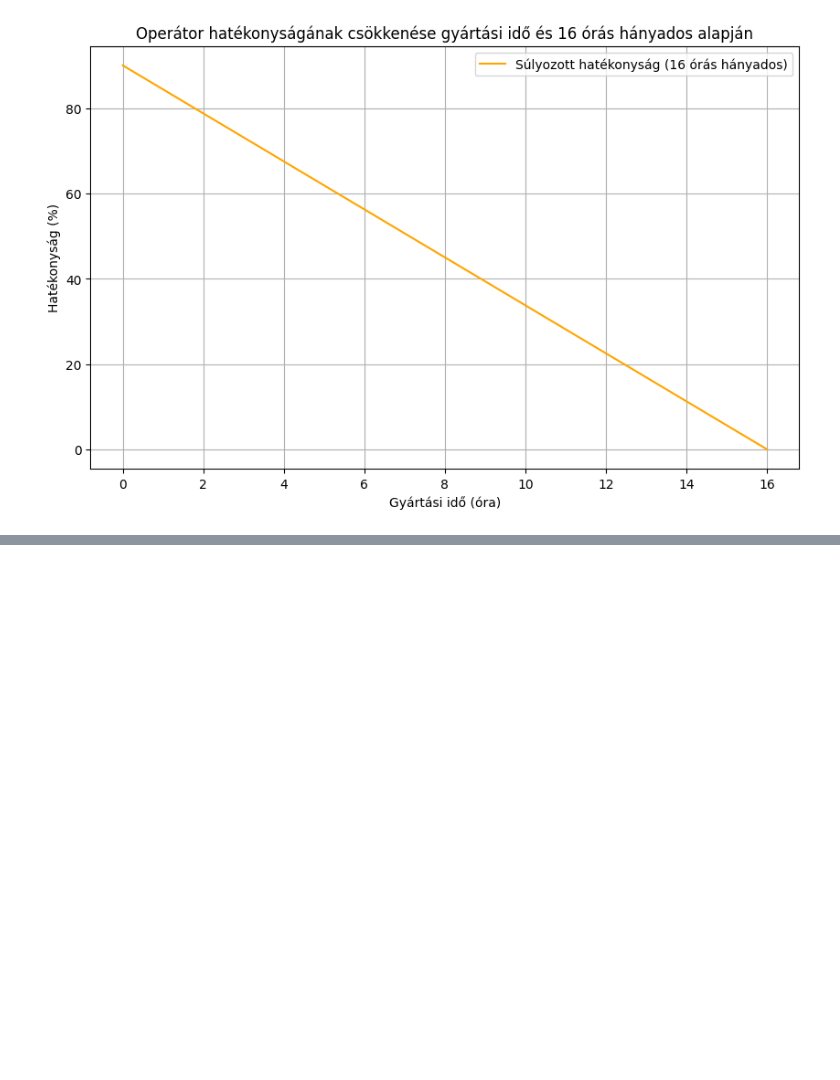
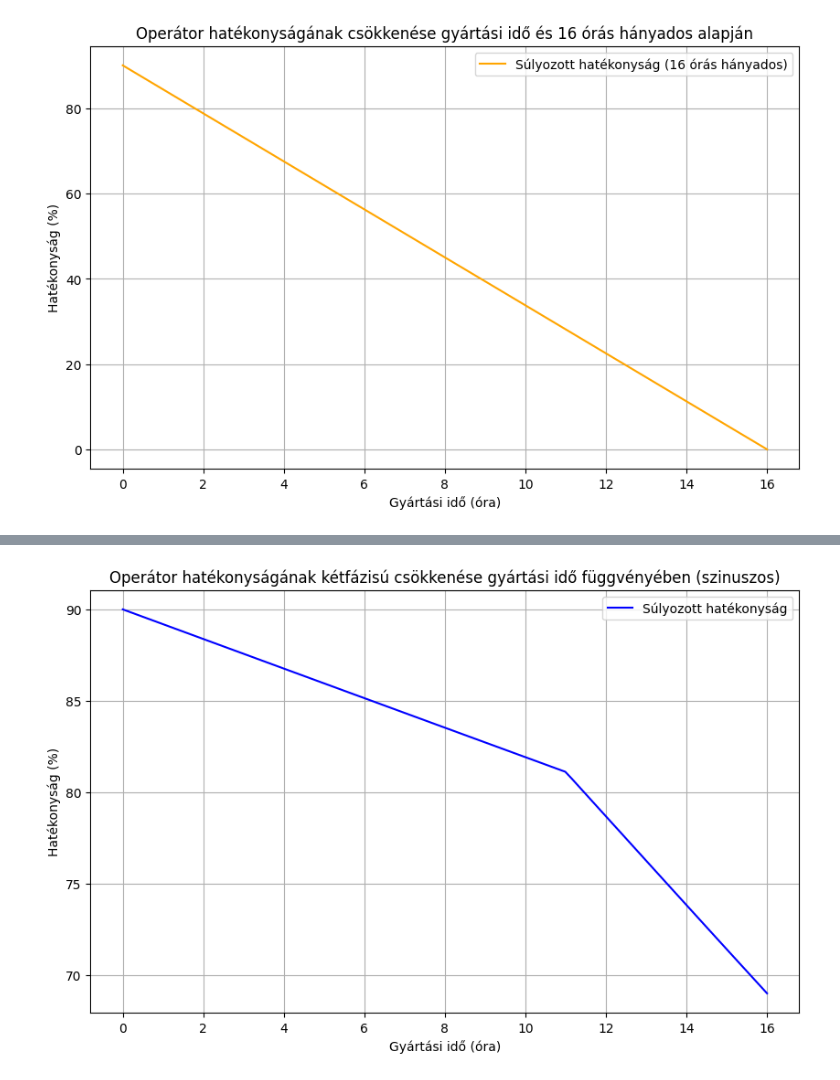
Before and after one commit to lakatosgabor/magyar_modszer, a Jupyter notebook: Magyar_módszer.ipynb, the cells around one changed output, grey strips where cells are left out. Drawn from its saved outputs; the diff is of its cells as text; code cells hidden in the pictures; blank space fills up the shorter version.

```diff
--- a/Magyar_módszer.ipynb
+++ b/Magyar_módszer.ipynb
@@ -236,0 +234,28 @@ plt.show()
+# %%
+import numpy as np
+import matplotlib.pyplot as plt
+
+def sulyozott_hatekonysag_ketfazisu(hatekonysag, t, lambd1=0.009, lambd2=0.03, threshold=11):
+    # Kisebb változás 0-8 óra között, erősebb változás 8 óra után
+    if t <= threshold:
+        return hatekonysag * (1 - np.sin(lambd1 * t))
+    else:
+        return hatekonysag * (1 - np.sin(lambd1 * threshold)) * (1 - np.sin(lambd2 * (t - threshold)))
+
+kezdeti_hatekonysag = 90
+gyartasi_ido = np.linspace(0, 16, 100)
+
+# Súlyozott hatékonyság kiszámítása minden időpontra az új kétfázisú képlettel
+sulyozott_hatekonysag_ketfazisu_values = [sulyozott_hatekonysag_ketfazisu(kezdeti_hatekonysag, t) for t in gyartasi_ido]
+
+# Grafikon készítése
+plt.figure(figsize=(10, 6))
+plt.plot(gyartasi_ido, sulyozott_hatekonysag_ketfazisu_values, label="Súlyozott hatékonyság", color="blue")
+plt.xlabel("Gyártási idő (óra)")
+plt.ylabel("Hatékonyság (%)")
+plt.title("Operátor hatékonyságának kétfázisú csökkenése gyártási idő függvényében (szinuszos)")
+plt.grid(True)
+plt.legend()
+plt.show()
+# %% [output]
+[figure, added]
```
Also changed, not shown: parts of 1 cell of this notebook.
